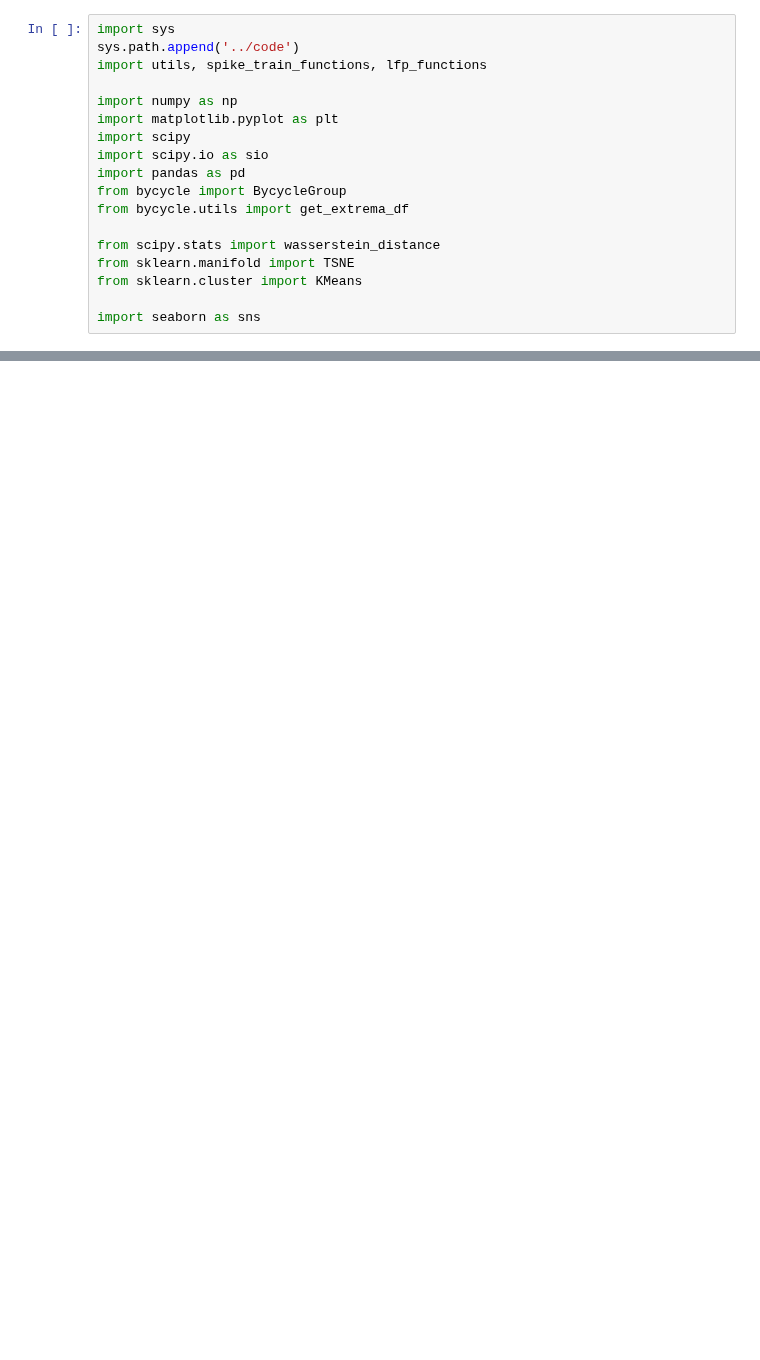
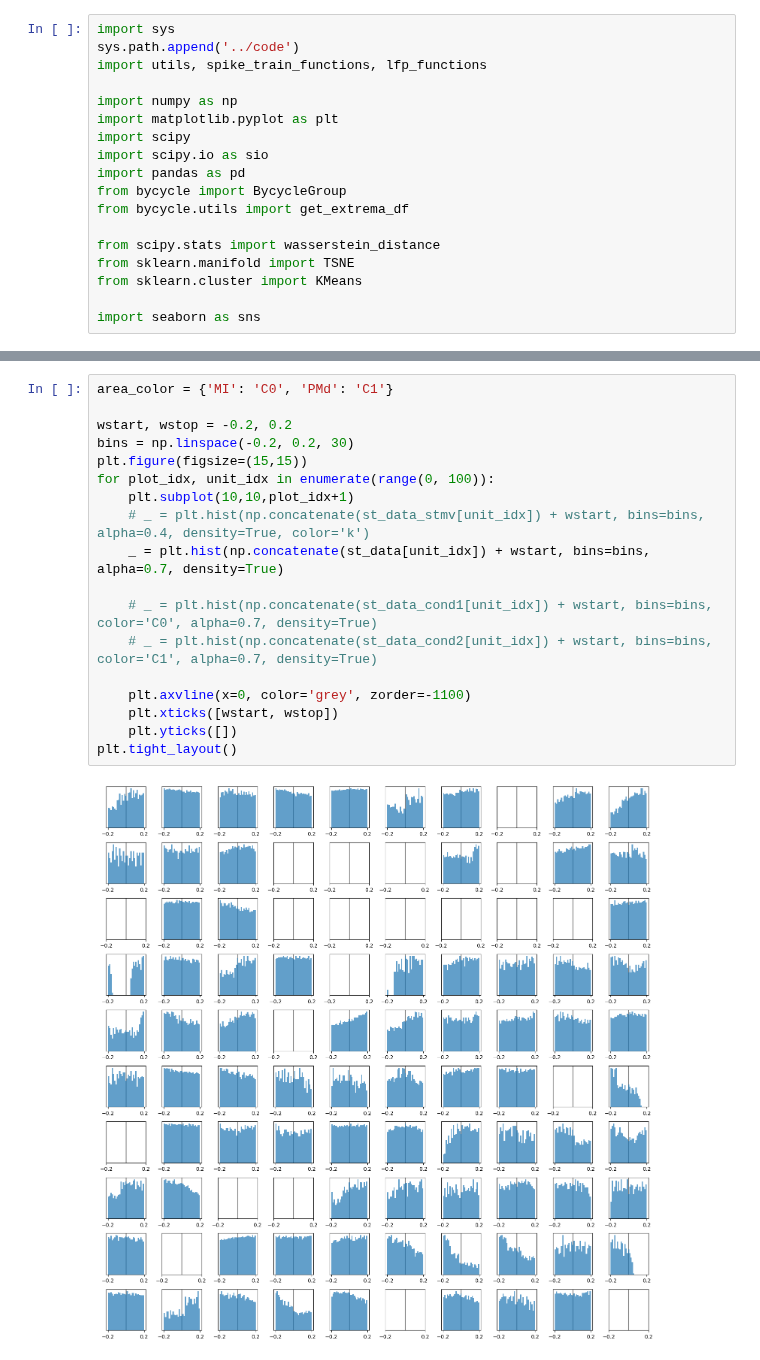
Before and after one commit to ntolley/spike_phase_maps, a Jupyter notebook: notebooks/process_beta_spikes.ipynb, the cells around one changed output, grey strips where cells are left out. Drawn from its saved outputs; the diff is of its cells as text; blank space fills up the shorter version.

```diff
--- a/notebooks/process_beta_spikes.ipynb
+++ b/notebooks/process_beta_spikes.ipynb
@@ -71,0 +326,20 @@ def process_session(session_name, session_dict):
+# %%
+area_color = {'MI': 'C0', 'PMd': 'C1'}
+
+wstart, wstop = -0.2, 0.2
+bins = np.linspace(-0.2, 0.2, 30)
+plt.figure(figsize=(15,15))
+for plot_idx, unit_idx in enumerate(range(0, 100)):
+    plt.subplot(10,10,plot_idx+1)
+    # _ = plt.hist(np.concatenate(st_data_stmv[unit_idx]) + wstart, bins=bins, alpha=0.4, density=True, color='k')
+    _ = plt.hist(np.concatenate(st_data[unit_idx]) + wstart, bins=bins, alpha=0.7, density=True)
+
+    # _ = plt.hist(np.concatenate(st_data_cond1[unit_idx]) + wstart, bins=bins, color='C0', alpha=0.7, density=True)
+    # _ = plt.hist(np.concatenate(st_data_cond2[unit_idx]) + wstart, bins=bins, color='C1', alpha=0.7, density=True)
+
+    plt.axvline(x=0, color='grey', zorder=-1100)
+    plt.xticks([wstart, wstop])
+    plt.yticks([])
+plt.tight_layout()
+# %% [output]
+[figure, added]
```
Also changed, not shown: parts of 10 cells of this notebook.
